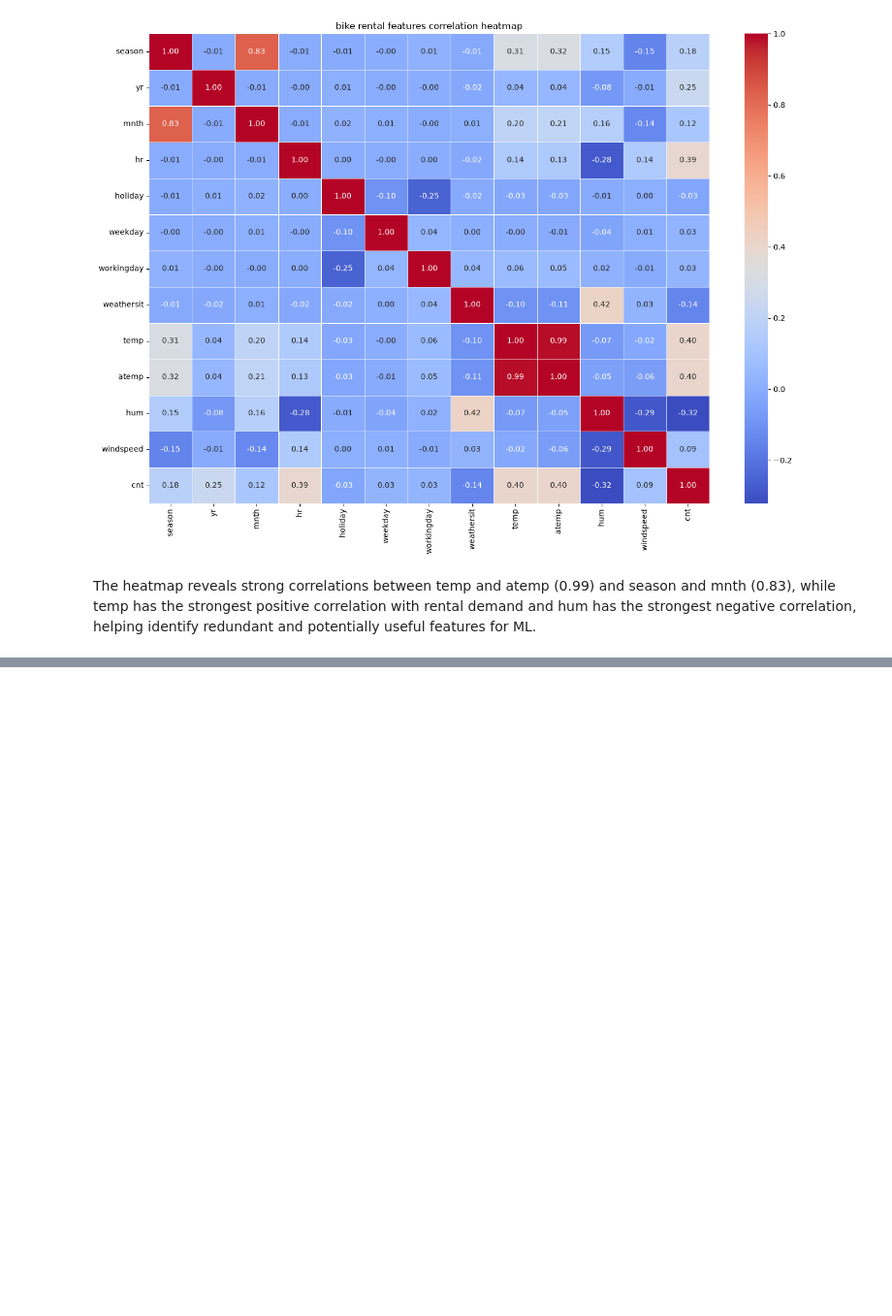
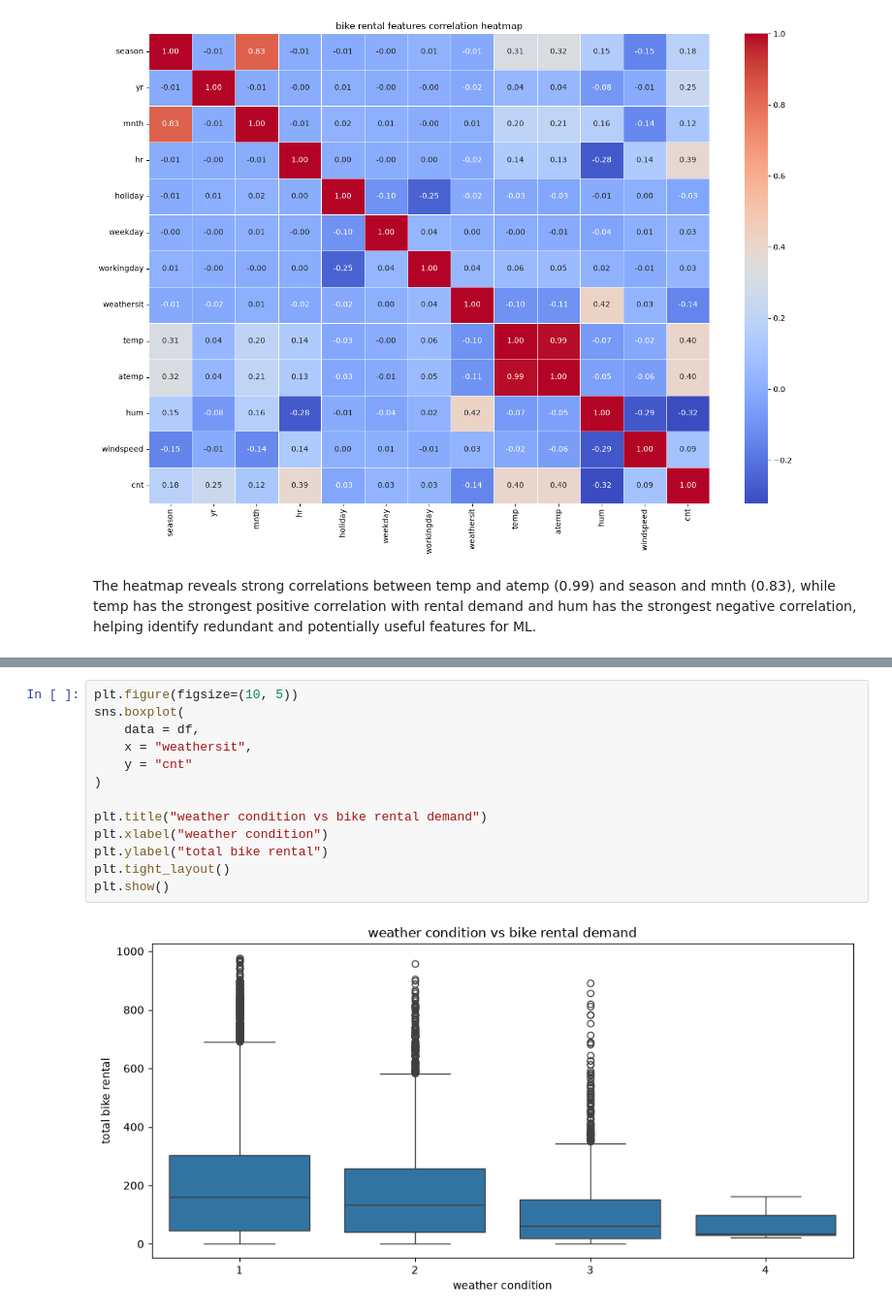
Before and after one commit to khanrayhan44/bike-rental-prediction, a Jupyter notebook: notebooks/02_exploratory_data_analysis.ipynb, the cells around one changed output, grey strips where cells are left out. Shown at 97% size. Cells and saved outputs as stored; diff of their text form; blank space fills up the shorter version.

```diff
--- a/notebooks/02_exploratory_data_analysis.ipynb
+++ b/notebooks/02_exploratory_data_analysis.ipynb
@@ -36,0 +83,15 @@ The heatmap reveals strong correlations between temp and atemp (0.99) and season
+# %%
+plt.figure(figsize=(10, 5))
+sns.boxplot(
+    data = df,
+    x = "weathersit",
+    y = "cnt"
+)
+
+plt.title("weather condition vs bike rental demand")
+plt.xlabel("weather condition")
+plt.ylabel("total bike rental")
+plt.tight_layout()
+plt.show()
+# %% [output]
+[figure, added]
```
Also changed, not shown: parts of 5 cells of this notebook.
